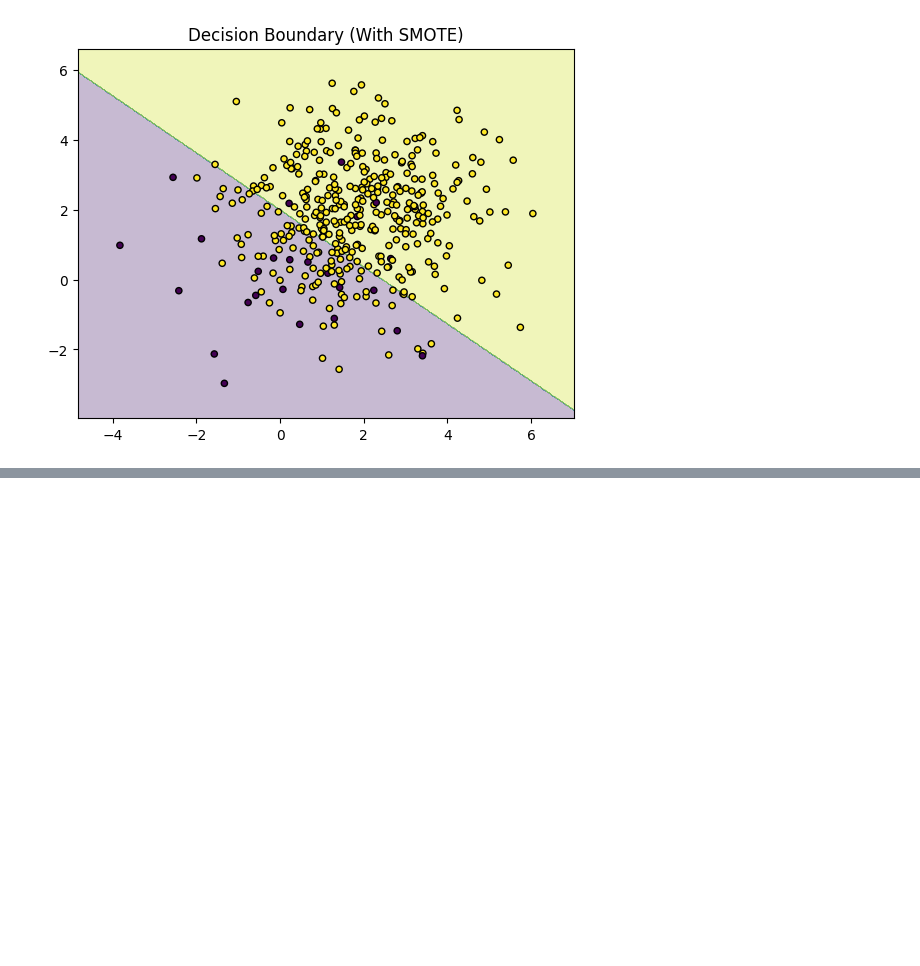
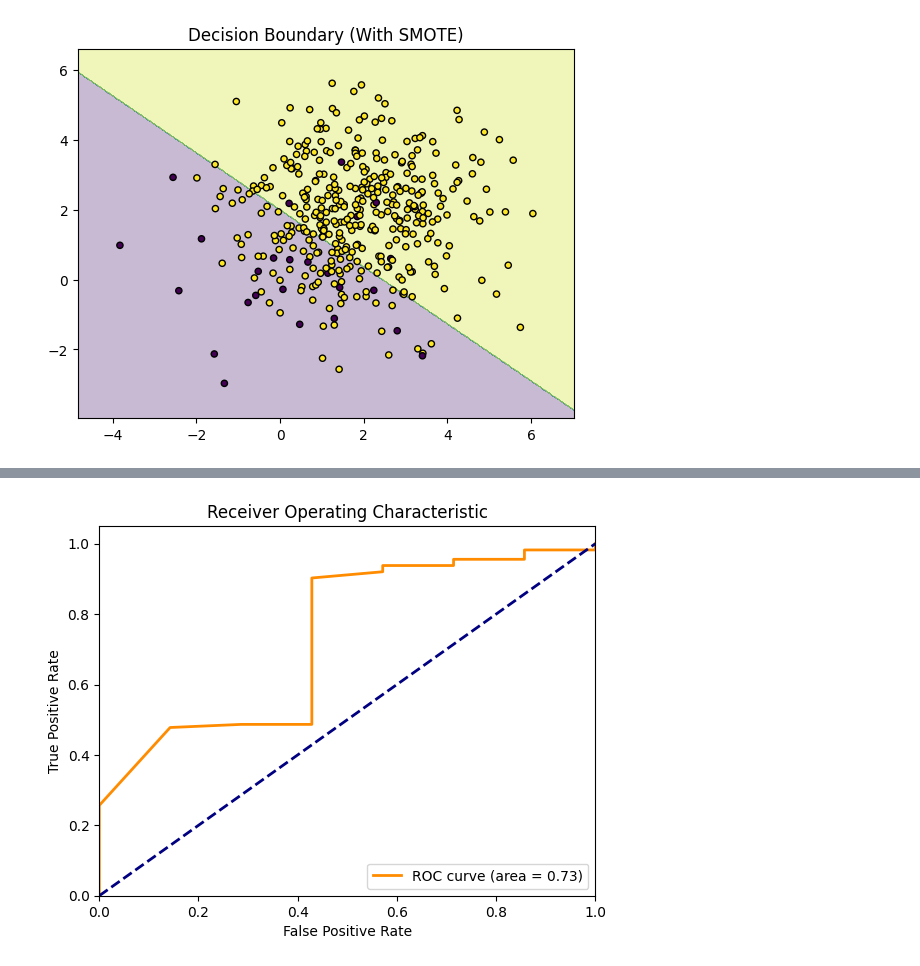
Before and after one commit to ajaykumar080286/MachineLearning, a Jupyter notebook: 67_1_imbalanced_data_yt_ipynb.ipynb, the cells around one changed output, grey strips where cells are left out. Cells and saved outputs as stored; diff of their text form; code cells hidden in the pictures; blank space fills up the shorter version.

```diff
--- a/67_1_imbalanced_data_yt_ipynb.ipynb
+++ b/67_1_imbalanced_data_yt_ipynb.ipynb
@@ -445,0 +581,89 @@ ROC AUC Score (With SMOTE): 0.950657894736842
+# %%
+import numpy as np
+import xgboost as xgb
+import matplotlib.pyplot as plt
+from sklearn.datasets import make_blobs
+from sklearn.metrics import classification_report, roc_auc_score, roc_curve
+from sklearn.model_selection import train_test_split
+
+# Generate imbalanced dataset
+n_samples_1 = 25  # Number of samples in class 1
+n_samples_2 = 375  # Number of samples in class 2
+centers = [(0, 0), (2, 2)]  # Centers of each cluster
+cluster_std = [1.5, 1.5]  # Standard deviation of each cluster
+
+X, y = make_blobs(n_samples=[n_samples_1, n_samples_2],
+                  centers=centers,
+                  cluster_std=cluster_std,
+                  random_state=0)
+
+# Split dataset into training and testing sets
+X_train, X_test, y_train, y_test = train_test_split(X, y, test_size=0.3, random_state=42)
+
+def custom_loss(preds, dtrain):
+    labels = dtrain.get_label()
+    preds = 1.0 / (1.0 + np.exp(-preds))  # Convert to probability
+
+    # Define penalties
+    false_positive_penalty = 10
+    false_negative_penalty = 1.0
+
+    grad = (preds - labels) * ((labels == 1) * false_negative_penalty + (labels == 0) * false_positive_penalty)
+    hess = preds * (1 - preds) * ((labels == 1) * false_negative_penalty + (labels == 0) * false_positive_penalty)
+    return grad, hess
+
+# Convert to DMatrix object
+dtrain = xgb.DMatrix(X_train, label=y_train)
+dtest = xgb.DMatrix(X_test, label=y_test)
+
+# Set up parameters
+params = {
+    'max_depth': 3,
+    'eta': 0.1,
+    'silent': 1,
+}
+
+# Train the model
+bst = xgb.train(params, dtrain, num_boost_round=10, obj=custom_loss)
+
+# Predict test set
+y_pred = np.where(bst.predict(dtest) > 0.5, 1, 0)
+y_proba = bst.predict(dtest)  # Probability predictions
+
+# Print classification report
+print("Classification Report:")
+print(classification_report(y_test, y_pred))
+
+# Print ROC AUC Score
+auc_score = roc_auc_score(y_test, y_proba)
+print("ROC AUC Score:", auc_score)
+
+# Plotting ROC AUC Curve
+fpr, tpr, _ = roc_curve(y_test, y_proba)
+plt.figure()
+plt.plot(fpr, tpr, color='darkorange', lw=2, label='ROC curve (area = %0.2f)' % auc_score)
+plt.plot([0, 1], [0, 1], color='navy', lw=2, linestyle='--')
+plt.xlim([0.0, 1.0])
+plt.ylim([0.0, 1.05])
+plt.xlabel('False Positive Rate')
+plt.ylabel('True Positive Rate')
+plt.title('Receiver Operating Characteristic')
+plt.legend(loc="lower right")
+plt.show()
+
+def plot_decision_boundaries(X, y, model):
+    plot_step = 0.02
+    x_min, x_max = X[:, 0].min() - 1, X[:, 0].max() + 1
+    y_min, y_max = X[:, 1].min() - 1, X[:, 1].max() + 1
+    xx, yy = np.meshgrid(np.arange(x_min, x_max, plot_step),
+                         np.arange(y_min, y_max, plot_step))
+    Z = model.predict(xgb.DMatrix(np.c_[xx.ravel(), yy.ravel()]))
+    Z = np.where(Z > 0.5, 1, 0).reshape(xx.shape)
+    plt.contourf(xx, yy, Z, alpha=0.3)
+    plt.scatter(X[:, 0], X[:, 1], c=y, edgecolors='k', s=20)
+    plt.title("Decision Boundary")
+    plt.show()
+
+# Plot decision boundary
+plot_decision_boundaries(X, y, bst)
+# %% [output]
@@ -445,0 +684 @@ ROC AUC Score (With SMOTE): 0.950657894736842
+[figure, added]
```
Also changed, not shown: parts of 6 cells of this notebook.
